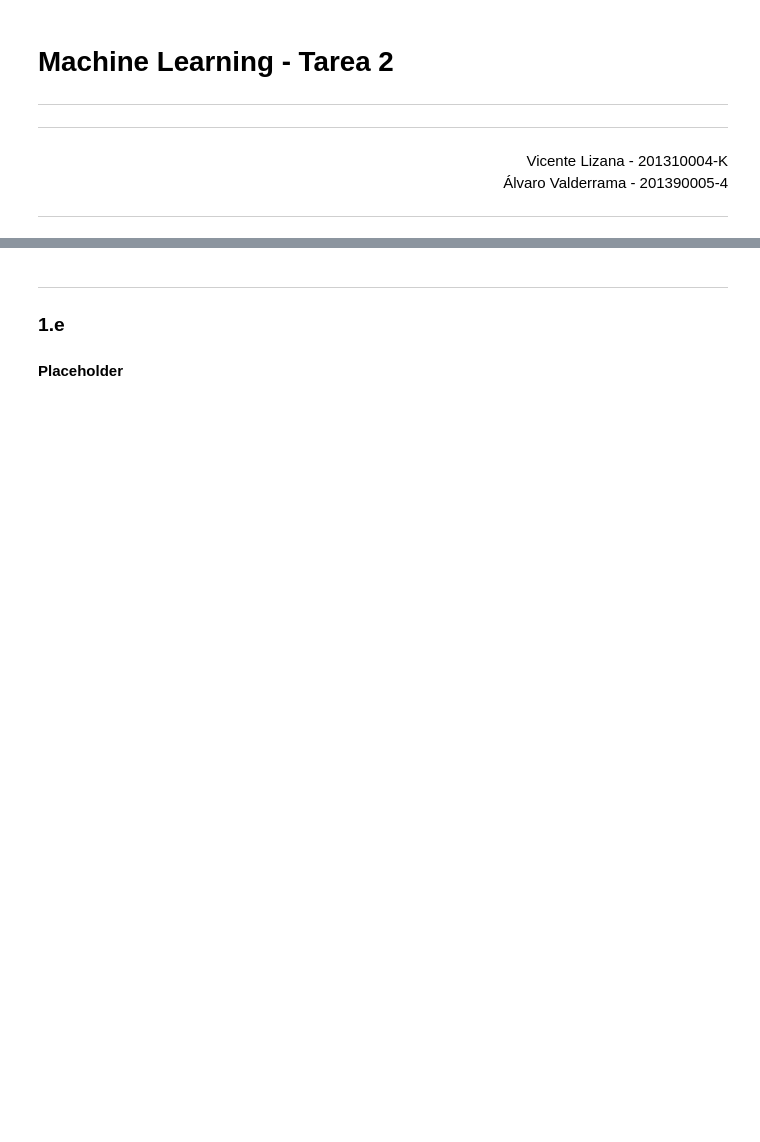
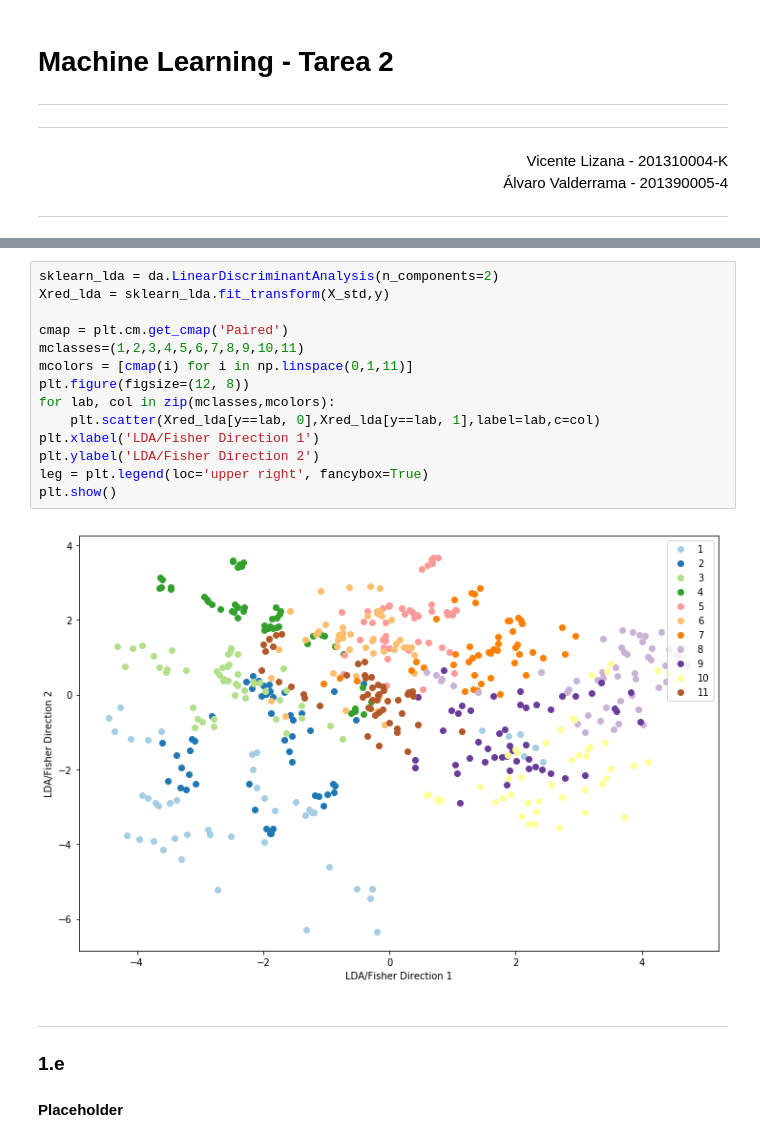
Before and after one commit to vlizanae/INF393, a Jupyter notebook: tarea-2/tarea-2.ipynb, the cells around one changed output, grey strips where cells are left out. Saved outputs shown, nothing was run; the diff lists cells and outputs as text; blank space fills up the shorter version.

```diff
--- a/tarea-2/tarea-2.ipynb
+++ b/tarea-2/tarea-2.ipynb
@@ -40,3 +126,19 @@ Vicente Lizana - 201310004-K
+# %%
+sklearn_lda = da.LinearDiscriminantAnalysis(n_components=2)
+Xred_lda = sklearn_lda.fit_transform(X_std,y)
+
+cmap = plt.cm.get_cmap('Paired')
+mclasses=(1,2,3,4,5,6,7,8,9,10,11)
+mcolors = [cmap(i) for i in np.linspace(0,1,11)]
+plt.figure(figsize=(12, 8))
+for lab, col in zip(mclasses,mcolors):
+    plt.scatter(Xred_lda[y==lab, 0],Xred_lda[y==lab, 1],label=lab,c=col)
+plt.xlabel('LDA/Fisher Direction 1')
+plt.ylabel('LDA/Fisher Direction 2')
+leg = plt.legend(loc='upper right', fancybox=True)
+plt.show()
+# %% [output]
+[figure, added]
 # %% [markdown]
 ---
 ### 1.e
```
Also changed, not shown: parts of 16 cells of this notebook, 2 other files.
